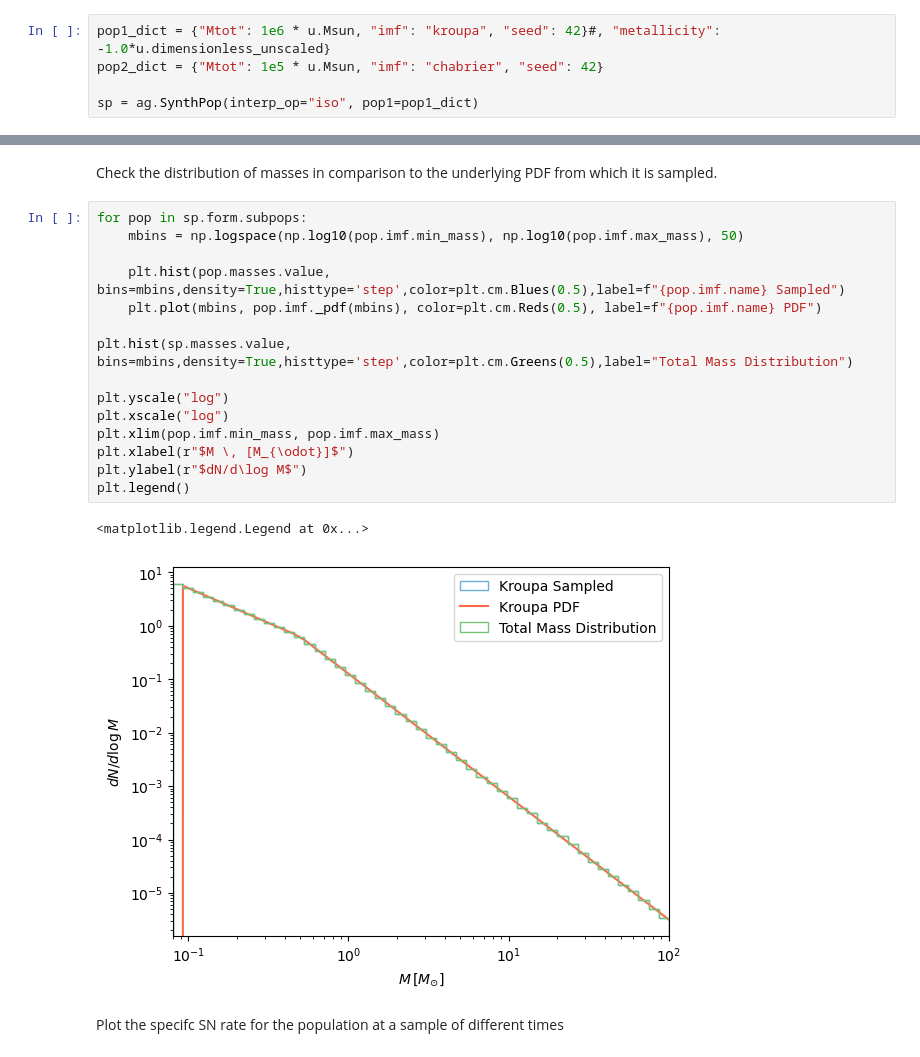
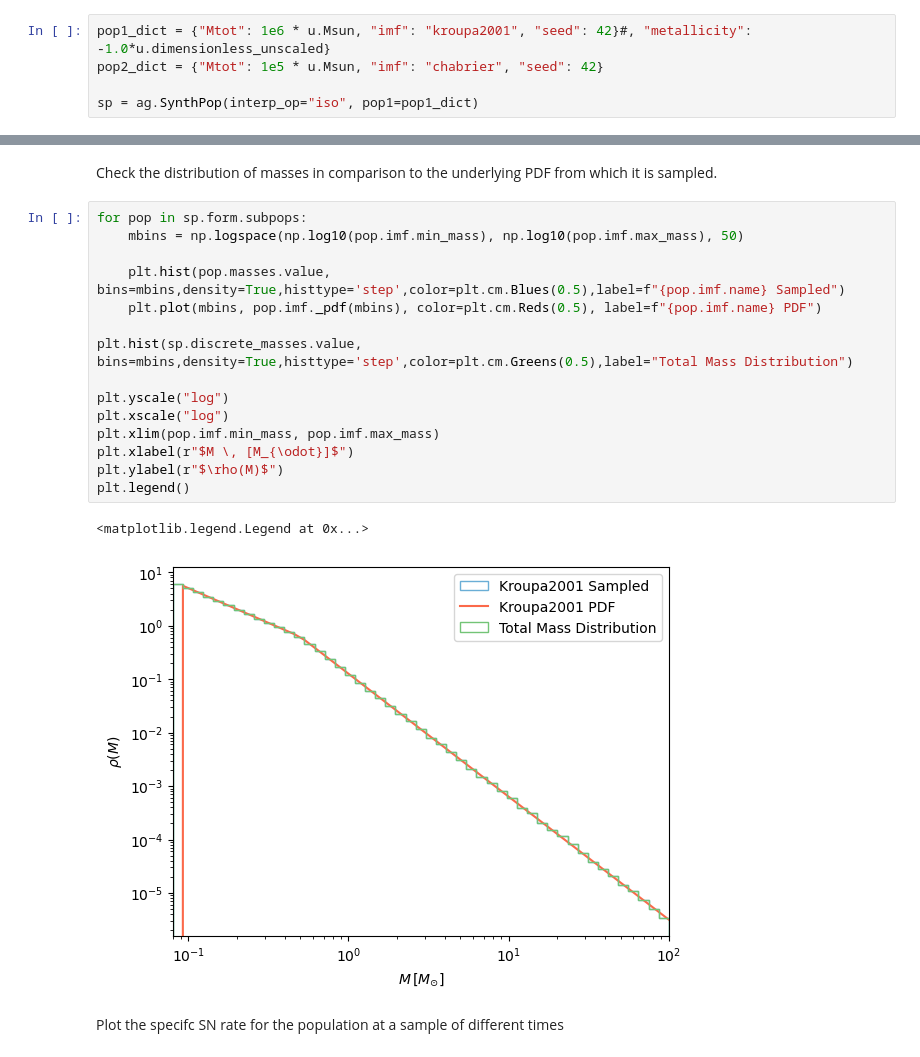
Before and after one commit to arsenal-popsynth/arsenal_gear, a Jupyter notebook: paper_plots.ipynb, the cells around one changed output, grey strips where cells are left out. Cells and saved outputs as stored; diff of their text form.

```diff
--- a/paper_plots.ipynb
+++ b/paper_plots.ipynb
@@ -9,7 +9,7 @@ import arsenal_gear as ag
 # %% [markdown]
 Initialize a basic stellar population that uses Isochrone-based interpolation and a discrete representation of the underlying stellar population
 # %%
-pop1_dict = {"Mtot": 1e6 * u.Msun, "imf": "kroupa", "seed": 42}#, "metallicity": -1.0*u.dimensionless_unscaled}
+pop1_dict = {"Mtot": 1e6 * u.Msun, "imf": "kroupa2001", "seed": 42}#, "metallicity": -1.0*u.dimensionless_unscaled}
 pop2_dict = {"Mtot": 1e5 * u.Msun, "imf": "chabrier", "seed": 42}
 
 sp = ag.SynthPop(interp_op="iso", pop1=pop1_dict)
@@ -29,21 +29,21 @@ Check the distribution of masses in comparison to the underlying PDF from which
 # %%
 for pop in sp.form.subpops:
     mbins = np.logspace(np.log10(pop.imf.min_mass), np.log10(pop.imf.max_mass), 50)
 
     plt.hist(pop.masses.value, bins=mbins,density=True,histtype='step',color=plt.cm.Blues(0.5),label=f"{pop.imf.name} Sampled")
     plt.plot(mbins, pop.imf._pdf(mbins), color=plt.cm.Reds(0.5), label=f"{pop.imf.name} PDF")
 
-plt.hist(sp.masses.value, bins=mbins,density=True,histtype='step',color=plt.cm.Greens(0.5),label="Total Mass Distribution")
+plt.hist(sp.discrete_masses.value, bins=mbins,density=True,histtype='step',color=plt.cm.Greens(0.5),label="Total Mass Distribution")
 
 plt.yscale("log")
 plt.xscale("log")
 plt.xlim(pop.imf.min_mass, pop.imf.max_mass)
 plt.xlabel(r"$M \, [M_{\odot}]$")
-plt.ylabel(r"$dN/d\log M$")
+plt.ylabel(r"$\rho(M)$")
 plt.legend()
 # %% [output]
 <matplotlib.legend.Legend at 0x...>
-[figure, old version]
+[figure, new version]
 # %% [markdown]
 Plot the specifc SN rate for the population at a sample of different times
 # %%
```
Also changed, not shown: parts of 2 cells of this notebook.
